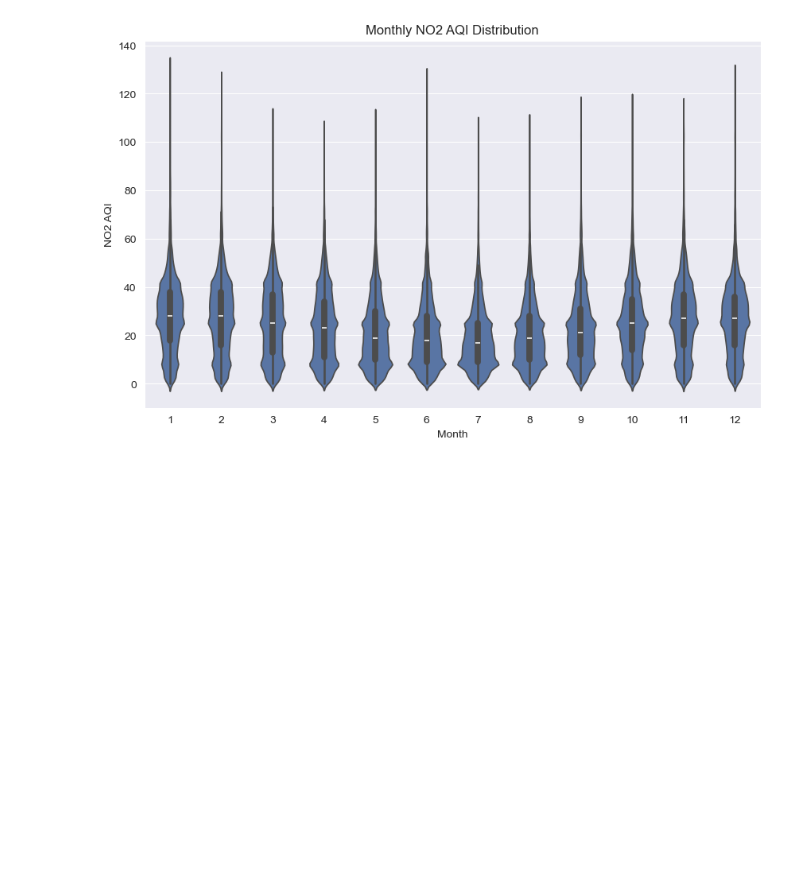
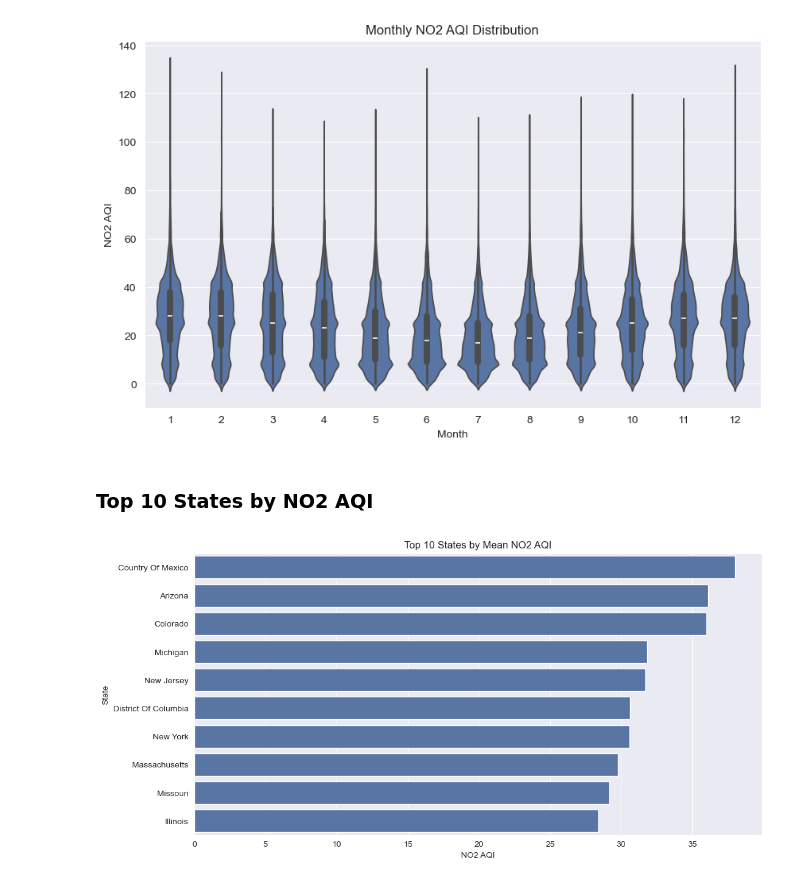
Before and after one commit to aghabidareh/PollutionAnalyzer, a Jupyter notebook: main.ipynb, the cells around one changed output. Saved outputs shown, nothing was run; the diff lists cells and outputs as text; code cells hidden in the pictures; blank space fills up the shorter version.

Commit message:
plot-and-graphs-section-9

```diff
--- a/main.ipynb
+++ b/main.ipynb
@@ -138,3 +138,17 @@ plt.show()
 plt.close()
 # %% [output]
 [figure]
+# %% [markdown]
+### Top 10 States by NO2 AQI
+# %%
+plt.figure(figsize=(12, 6))
+top_states_no2 = df.groupby('State')['NO2 AQI'].mean().nlargest(10)
+sns.barplot(x=top_states_no2.values, y=top_states_no2.index)
+plt.title('Top 10 States by Mean NO2 AQI')
+plt.xlabel('NO2 AQI')
+plt.ylabel('State')
+plt.savefig('plots/top_states_no2_aqi.png')
+plt.show()
+plt.close()
+# %% [output]
+[figure, added]
```
Also changed, not shown: 1 other file.
